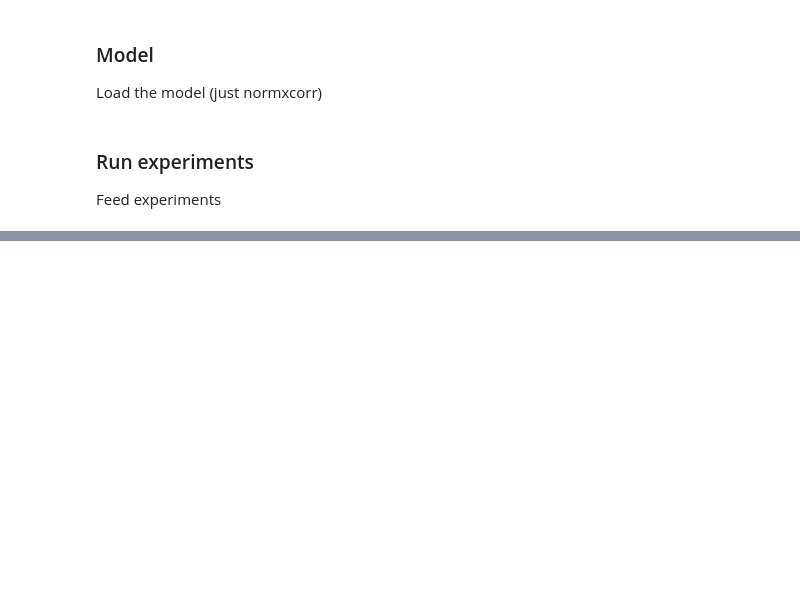
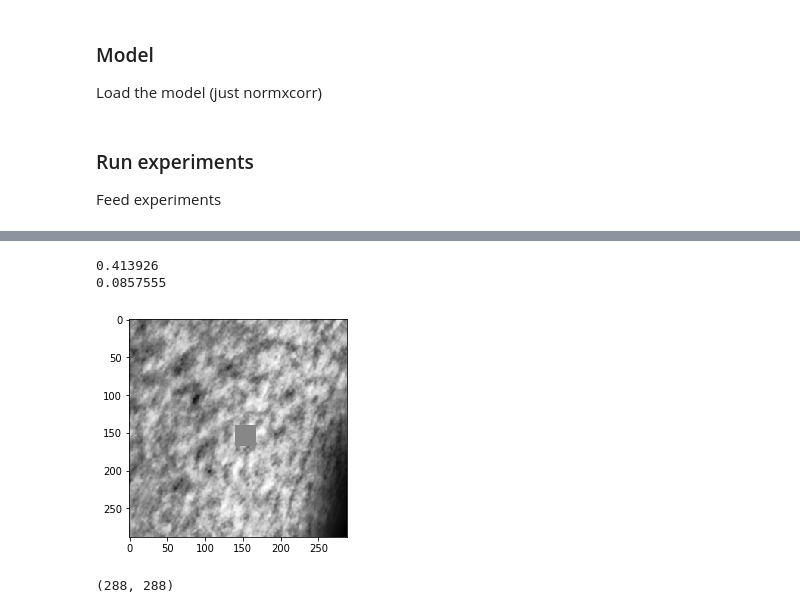
Before and after one commit to seung-lab/FilterFinder, a Jupyter notebook: notebooks/Solvable.ipynb, the cells around one changed output, grey strips where cells are left out. Saved outputs shown, nothing was run; the diff lists cells and outputs as text; code cells hidden in the pictures; blank space fills up the shorter version.

```diff
--- a/notebooks/Solvable.ipynb
+++ b/notebooks/Solvable.ipynb
@@ -65,0 +76,15 @@ vis.show(result[4])
+# %%
+
+a = np.array(result[0])
+print(a.max())
+a[140:168, 140:168] = np.zeros((28,28))
+print(a.max())
+vis.show(np.multiply(a, a.max()>a))
+# %% [output]
+0.413926
+0.0857555
+[figure, added]
+# %%
+print(a.shape)
+# %% [output]
+(288, 288)
```
Also changed, not shown: parts of 4 cells of this notebook, 9 other files.
